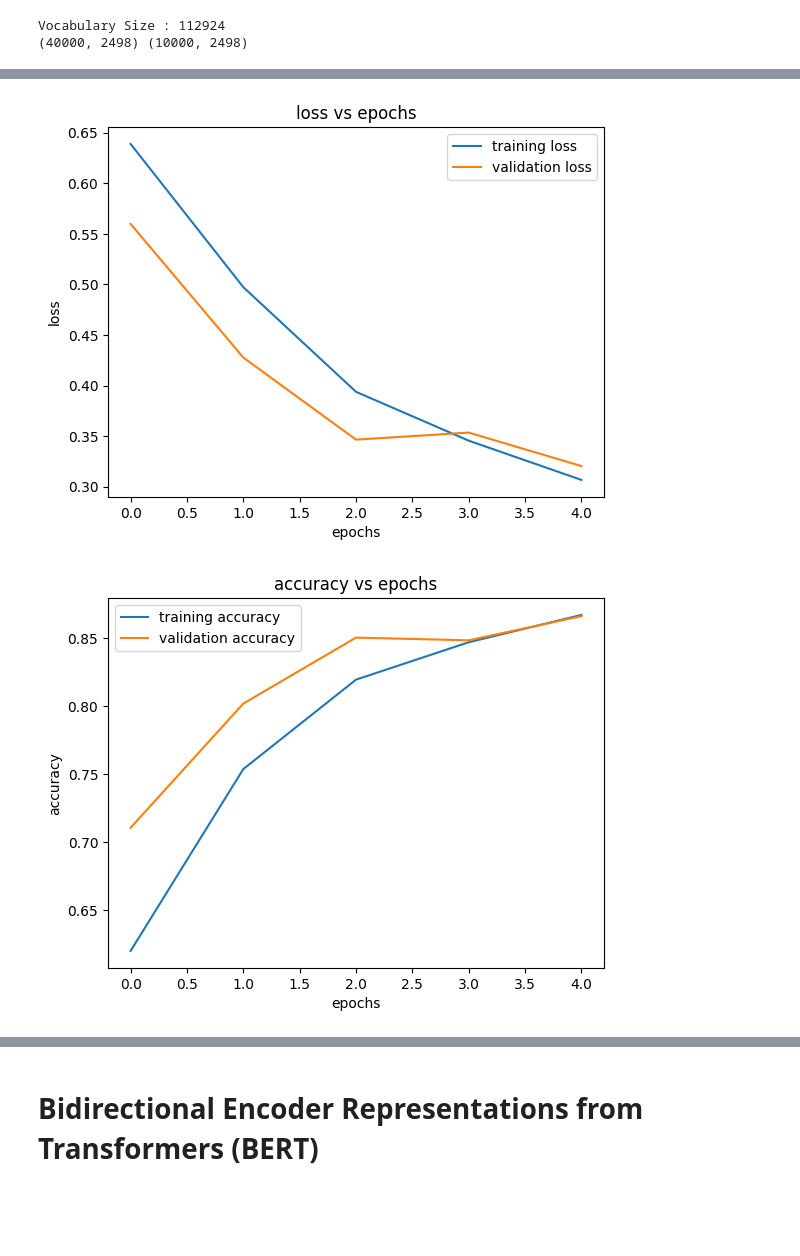
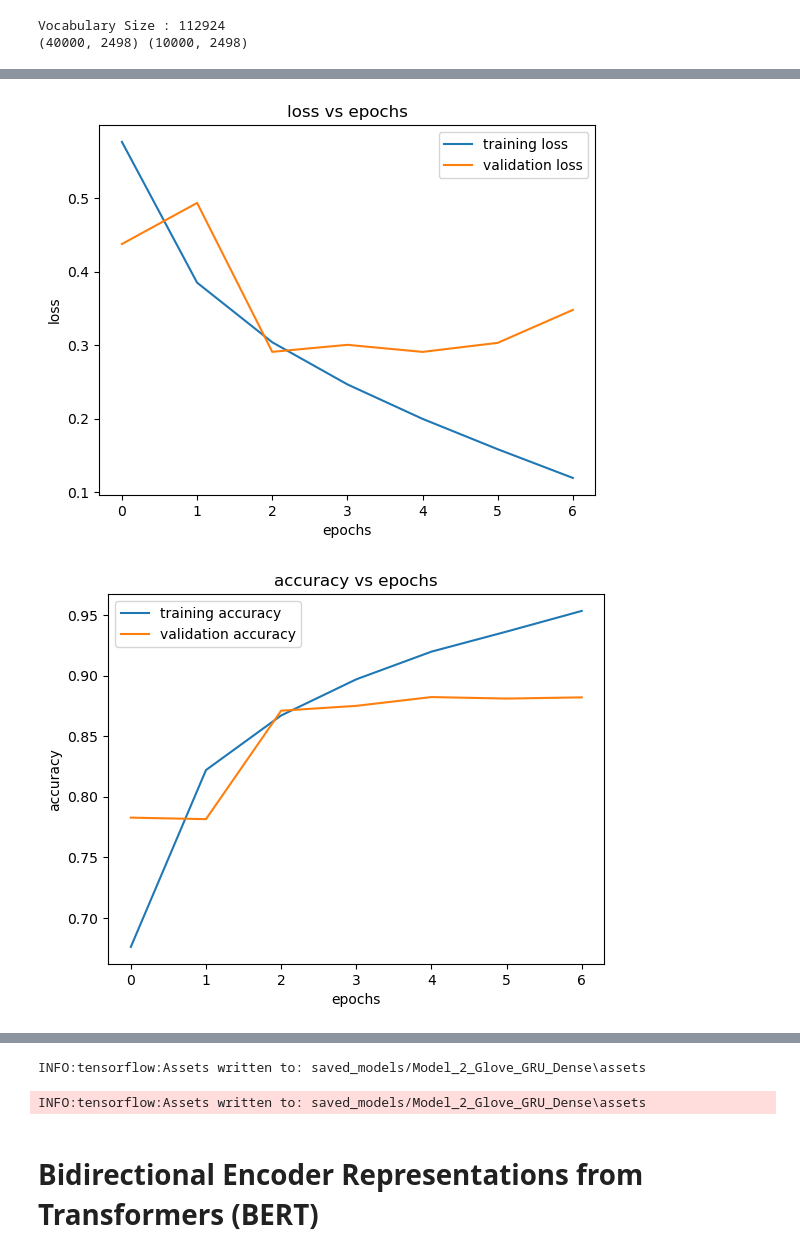
Before and after one commit to melihkagan/Sentiment_IMDB, a Jupyter notebook: GradProject.ipynb, the cells around one changed output, grey strips where cells are left out. Drawn from its saved outputs; the diff is of its cells as text; code cells hidden in the pictures; blank space fills up the shorter version.

```diff
--- a/GradProject.ipynb
+++ b/GradProject.ipynb
@@ -701,13 +722,15 @@ tf.config.experimental.list_physical_devices()
 # %%
-model_2 = Sequential()
-model_2.add(Embedding(total_vocab,
-                     EMBEDDING_DIM,
-                     weights=[embedding_matrix],
-                     input_length=max_len,
-                     trainable=False))
-model_2.add(LSTM(100, dropout=0.3, recurrent_dropout=0.3))
-model_2.add(Dense(1, activation='sigmoid'))
-model_2.compile(loss='binary_crossentropy', optimizer='adam',metrics=['accuracy'])
+with strategy.scope():
+    model_2 = Sequential()
+    model_2.add(Embedding(total_vocab,
+                         EMBEDDING_DIM,
+                         weights=[embedding_matrix],
+                         input_length=max_len,
+                         trainable=False))
+    model_2.add(SpatialDropout1D(0.3))
+    model_2.add(GRU(300))
+    model_2.add(Dense(1, activation='sigmoid'))
+    model_2.compile(loss='binary_crossentropy', optimizer='adam',metrics=['accuracy'])
 
 model_2.summary()
 # %% [output]
@@ -731,5 +756,5 @@ _________________________________________________________________
 X_train,X_val,Y_train,Y_val=train_test_split(train_x_pad,train_y,
                                              test_size=0.1,random_state=10)
 # %%
-history_2 = model_2.fit(X_train,Y_train,validation_data=(X_val,Y_val),epochs=5)
+history_2 = model_2.fit(X_train,Y_train,validation_data=(X_val,Y_val),epochs=8, callbacks=callbacks, batch_size=32*strategy.num_replicas_in_sync)
 # %% [output]
@@ -746,15 +784,4 @@ Epoch 5/5
 # %%
-def roc_auc(predictions,target):
-    '''
-    This methods returns the AUC Score when given the Predictions
-    and Labels
-    '''
-
-    fpr, tpr, thresholds = metrics.roc_curve(target, predictions)
-    roc_auc = metrics.auc(fpr, tpr)
-    return roc_auc
-
-
 scores = model_2.predict(test_x_pad)
 print("Auc: %.2f%%" % (roc_auc(scores,test_y)))
 result = model_2.evaluate(test_x_pad,test_y)
@@ -762,5 +789,5 @@ print("Model Performance on test set")
 print(dict(zip(model_2.metrics_names, result)))
 plot_graph(history_2,'loss')
 plot_graph(history_2,'accuracy')
-model_2.save('saved_models/Model_2_Glove_LTSM_Dense')
+model_2.save('saved_models/Model_2_Glove_GRU_Dense')
 # %% [output]
@@ -772,2 +799,2 @@ Model Performance on test set
-[figure, old version]
+[figure, new version]
-[figure, old version]
+[figure, new version]
@@ -775,3 +802,5 @@ INFO:tensorflow:Assets written to: saved_models/Model_2_Glove_LTSM_Dense\assets
+INFO:tensorflow:Assets written to: saved_models/Model_2_Glove_GRU_Dense\assets
+INFO:tensorflow:Assets written to: saved_models/Model_2_Glove_GRU_Dense\assets
 # %% [markdown]
 # Bidirectional Encoder Representations from Transformers (BERT)
 # %%
```
Also changed, not shown: parts of 31 cells of this notebook.
